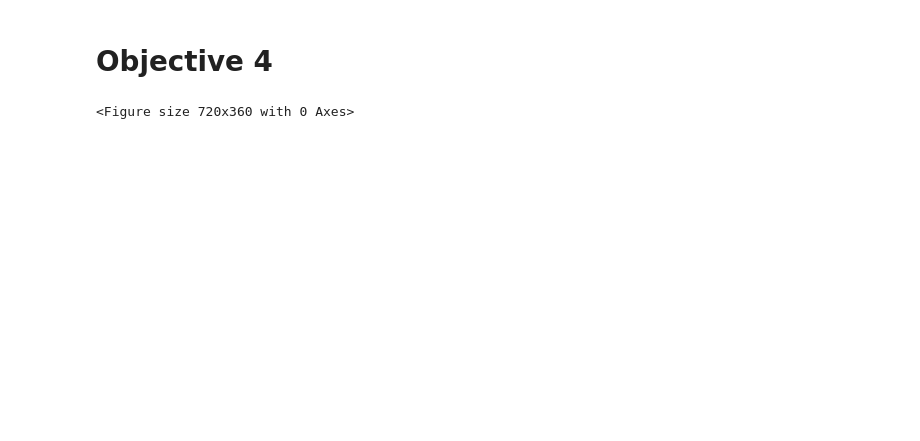
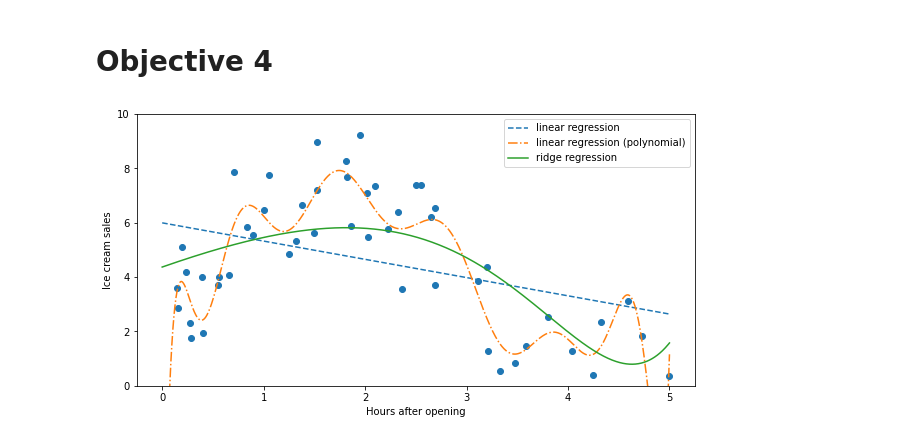
Before and after one commit to somersgreg/DS-Unit-2-Linear-Models, a Jupyter notebook: module3-ridge-regression/LS_DS_213.Objective.4.1.ipynb, the cells around one changed output. Drawn from its saved outputs; the diff is of its cells as text; code cells hidden in the pictures; blank space fills up the shorter version.

```diff
--- a/module3-ridge-regression/LS_DS_213.Objective.4.1.ipynb
+++ b/module3-ridge-regression/LS_DS_213.Objective.4.1.ipynb
@@ -45,19 +45,17 @@ yfit_ridge = ridge_model.predict(xfit[:, np.newaxis])
 # %%
 import matplotlib.pyplot as plt
 
 fig, ax = plt.subplots(figsize=(10,5))
 ax.scatter(x,y)
 
 ax.plot(xfit, yfit, linestyle='--', label='linear regression')
 ax.plot(xfit, yfit_poly, linestyle = '-.', label='linear regression (polynomial)')
 ax.plot(xfit, yfit_ridge, label='ridge regression')
 
 ax.set_ylim([0, 10])
 
 ax.set_xlabel('Hours after opening')
 ax.set_ylabel('Ice cream sales')
 ax.legend();
-
-fig.clf()
 # %% [output]
-<Figure size 720x360 with 0 Axes>
+[figure, added]
```
Also changed, not shown: 1 other file.
